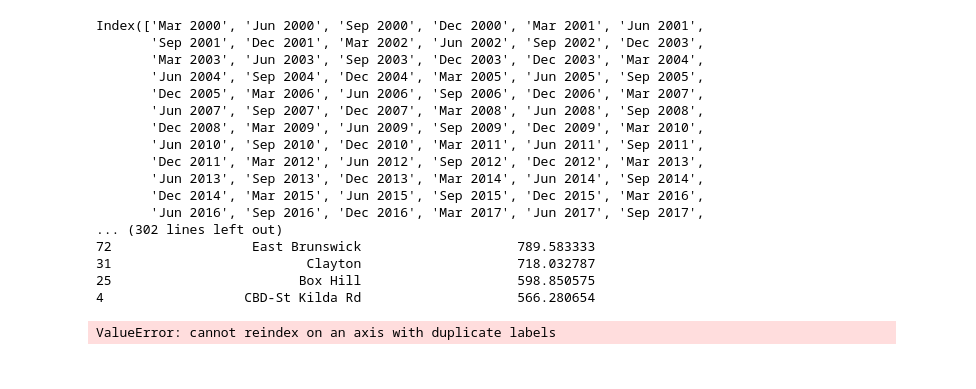
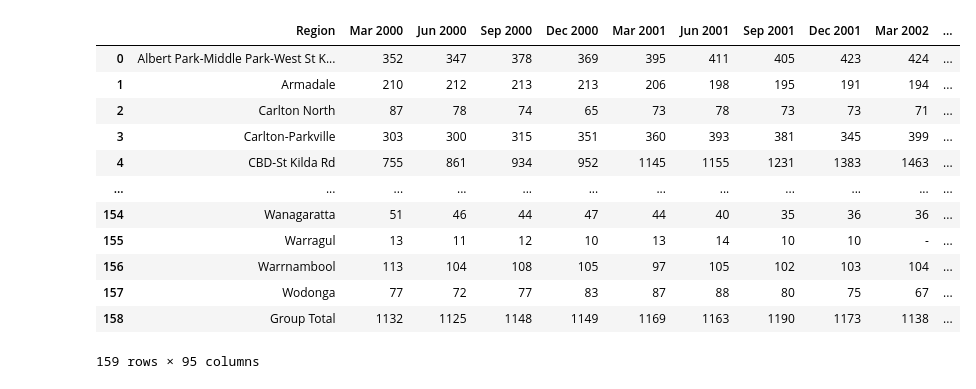
Before and after one commit to MAST30034-AppliedDataScience/project-2-group-real-estate-industry-project-25, a Jupyter notebook: notebooks/history.ipynb, the cells around one changed output. Saved outputs shown, nothing was run; the diff lists cells and outputs as text; code cells hidden in the pictures.

Commit message:
history growth

```diff
--- a/notebooks/history.ipynb
+++ b/notebooks/history.ipynb
@@ -126,0 +122,4 @@ count_df
+# %%
+def extract_date(col_name):
+    match = re.findall(r'Lease commenced in year ending  (\w{3} \d{4})', col_name)
+    return match[0] if match else col_name
@@ -127,24 +129,17 @@ count_df
 # %%
-count_df_calc = count_df.drop("Suburb", axis=1)
-count_df_calc.to_csv("../data/curated/1b1bhistory.csv", index=False)
+count_df_calc = count_df.drop('Suburb', axis=1)
+count_df_calc
+# %% [output]
+|  | Region | Mar 2000 | Jun 2000 | Sep 2000 | Dec 2000 | Mar 2001 | Jun 2001 | Sep 2001 | Dec 2001 | Mar 2002 | ... |
+| 0 | Albert Park-Middle Park-West St K... | 352 | 347 | 378 | 369 | 395 | 411 | 405 | 423 | 424 | ... |
+| 1 | Armadale | 210 | 212 | 213 | 213 | 206 | 198 | 195 | 191 | 194 | ... |
+| 2 | Carlton North | 87 | 78 | 74 | 65 | 73 | 78 | 73 | 73 | 71 | ... |
+| 3 | Carlton-Parkville | 303 | 300 | 315 | 351 | 360 | 393 | 381 | 345 | 399 | ... |
+| 4 | CBD-St Kilda Rd | 755 | 861 | 934 | 952 | 1145 | 1155 | 1231 | 1383 | 1463 | ... |
+| ... | ... | ... | ... | ... | ... | ... | ... | ... | ... | ... | ... |
+| 154 | Wanagaratta | 51 | 46 | 44 | 47 | 44 | 40 | 35 | 36 | 36 | ... |
+| 155 | Warragul | 13 | 11 | 12 | 10 | 13 | 14 | 10 | 10 | - | ... |
+| 156 | Warrnambool | 113 | 104 | 108 | 105 | 97 | 105 | 102 | 103 | 104 | ... |
+| 157 | Wodonga | 77 | 72 | 77 | 83 | 87 | 88 | 80 | 75 | 67 | ... |
+| 158 | Group Total | 1132 | 1125 | 1148 | 1149 | 1169 | 1163 | 1190 | 1173 | 1138 | ... |
+159 rows × 95 columns
-# %%
-def growth_rate:
-# %% [output]
-Index(['Mar 2000', 'Jun 2000', 'Sep 2000', 'Dec 2000', 'Mar 2001', 'Jun 2001',
-       'Sep 2001', 'Dec 2001', 'Mar 2002', 'Jun 2002', 'Sep 2002', 'Dec 2003',
-       'Mar 2003', 'Jun 2003', 'Sep 2003', 'Dec 2003', 'Dec 2003', 'Mar 2004',
-       'Jun 2004', 'Sep 2004', 'Dec 2004', 'Mar 2005', 'Jun 2005', 'Sep 2005',
-       'Dec 2005', 'Mar 2006', 'Jun 2006', 'Sep 2006', 'Dec 2006', 'Mar 2007',
-       'Jun 2007', 'Sep 2007', 'Dec 2007', 'Mar 2008', 'Jun 2008', 'Sep 2008',
-       'Dec 2008', 'Mar 2009', 'Jun 2009', 'Sep 2009', 'Dec 2009', 'Mar 2010',
-       'Jun 2010', 'Sep 2010', 'Dec 2010', 'Mar 2011', 'Jun 2011', 'Sep 2011',
-       'Dec 2011', 'Mar 2012', 'Jun 2012', 'Sep 2012', 'Dec 2012', 'Mar 2013',
-       'Jun 2013', 'Sep 2013', 'Dec 2013', 'Mar 2014', 'Jun 2014', 'Sep 2014',
-       'Dec 2014', 'Mar 2015', 'Jun 2015', 'Sep 2015', 'Dec 2015', 'Mar 2016',
-       'Jun 2016', 'Sep 2016', 'Dec 2016', 'Mar 2017', 'Jun 2017', 'Sep 2017',
-... (302 lines left out)
-72                  East Brunswick                    789.583333
-31                         Clayton                    718.032787
-25                        Box Hill                    598.850575
-4                  CBD-St Kilda Rd                    566.280654
-ValueError: cannot reindex on an axis with duplicate labels
```
Also changed, not shown: parts of 21 cells of this notebook.
